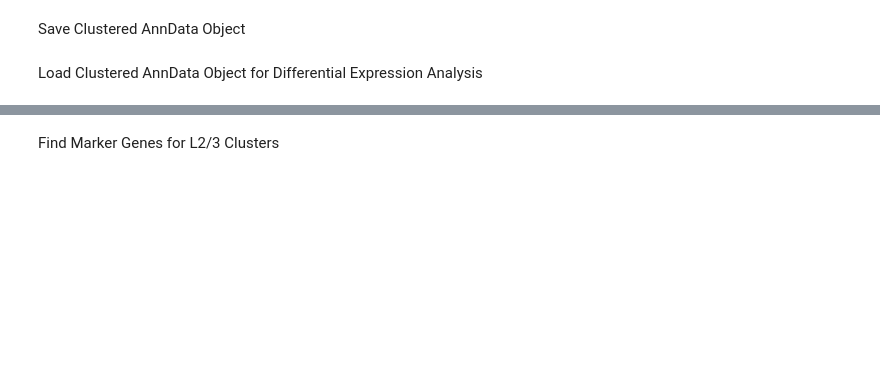
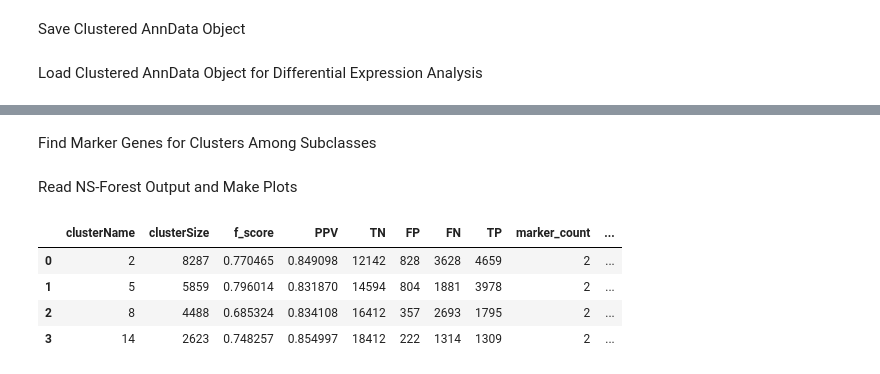
Before and after one commit to ryan-gorzek/trachtenberg-lab, a Jupyter notebook: transcriptomics/M1/split_glutamatergic_Mouse_M1.ipynb, the cells around one changed output, grey strips where cells are left out. Drawn from its saved outputs; the diff is of its cells as text; code cells hidden in the pictures; blank space fills up the shorter version.

```diff
--- a/transcriptomics/M1/split_glutamatergic_Mouse_M1.ipynb
+++ b/transcriptomics/M1/split_glutamatergic_Mouse_M1.ipynb
@@ -172,2 +163,2 @@ adata.X = adata.raw.X
 # %% [markdown]
-Find Marker Genes for L2/3 Clusters
+Find Marker Genes for Clusters Among Subclasses
@@ -190,0 +189,17 @@ results
+# %% [markdown]
+Read NS-Forest Output and Make Plots
+# %%
+import pandas as pd
+from ast import literal_eval
+
+results = pd.read_csv(data_path + "NSForest/L45_results_10000_15_10_6.csv").drop("Unnamed: 0", axis=1)
+results["clusterName"] = results["clusterName"].astype(str)
+results["NSForest_markers"] = results["NSForest_markers"].apply(literal_eval)
+results["binary_genes"] = results["binary_genes"].apply(literal_eval)
+results
+# %% [output]
+|  | clusterName | clusterSize | f_score | PPV | TN | FP | FN | TP | marker_count | ... |
+| 0 | 2 | 8287 | 0.770465 | 0.849098 | 12142 | 828 | 3628 | 4659 | 2 | ... |
+| 1 | 5 | 5859 | 0.796014 | 0.831870 | 14594 | 804 | 1881 | 3978 | 2 | ... |
+| 2 | 8 | 4488 | 0.685324 | 0.834108 | 16412 | 357 | 2693 | 1795 | 2 | ... |
+| 3 | 14 | 2623 | 0.748257 | 0.854997 | 18412 | 222 | 1314 | 1309 | 2 | ... |
```
Also changed, not shown: parts of 19 cells of this notebook, 3 other files.
